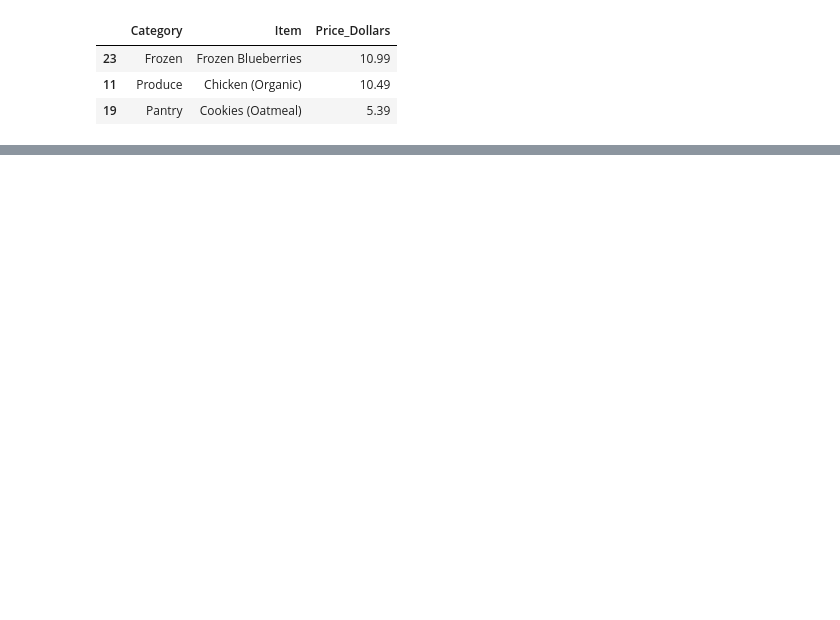
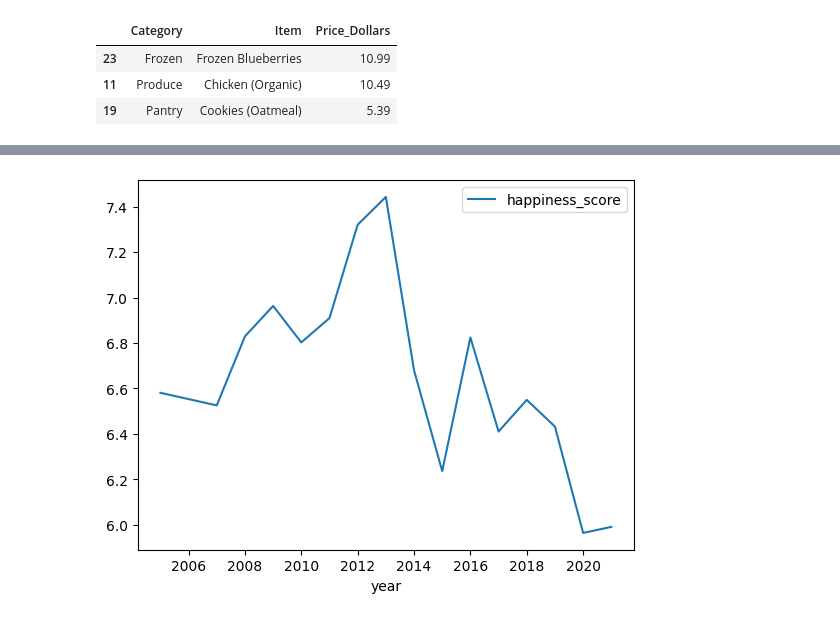
Before and after one commit to sairaawahid/Data-Science-in-Python-Data-Prep-EDA, a Jupyter notebook: Exploratory Data Analysis/Exploratory_data_analysis.ipynb, the cells around one changed output, grey strips where cells are left out. Saved outputs shown, nothing was run; the diff lists cells and outputs as text; code cells hidden in the pictures; blank space fills up the shorter version.

```diff
--- a/Exploratory Data Analysis/Exploratory_data_analysis.ipynb
+++ b/Exploratory Data Analysis/Exploratory_data_analysis.ipynb
@@ -236,0 +253,3 @@ because .max() is being applied to 'Item' and 'Price_Dollars' separately
+# %%
+happiness = pd.read_csv('/content/drive/MyDrive/Data Science in Pyhton by Maven Analytics/1. Data Prep & EDA/Data/happiness_survey_data.csv')
+happiness.head()
@@ -236,0 +263,5 @@ because .max() is being applied to 'Item' and 'Price_Dollars' separately
+# %%
+# Create a line chart for Mexico's happiness scores
+happiness[happiness.country_name == 'Mexico'].iloc[:, 1:3].plot.line(x='year', y='happiness_score');
+# %% [output]
+[figure, added]
```
Also changed, not shown: parts of 10 cells of this notebook.
